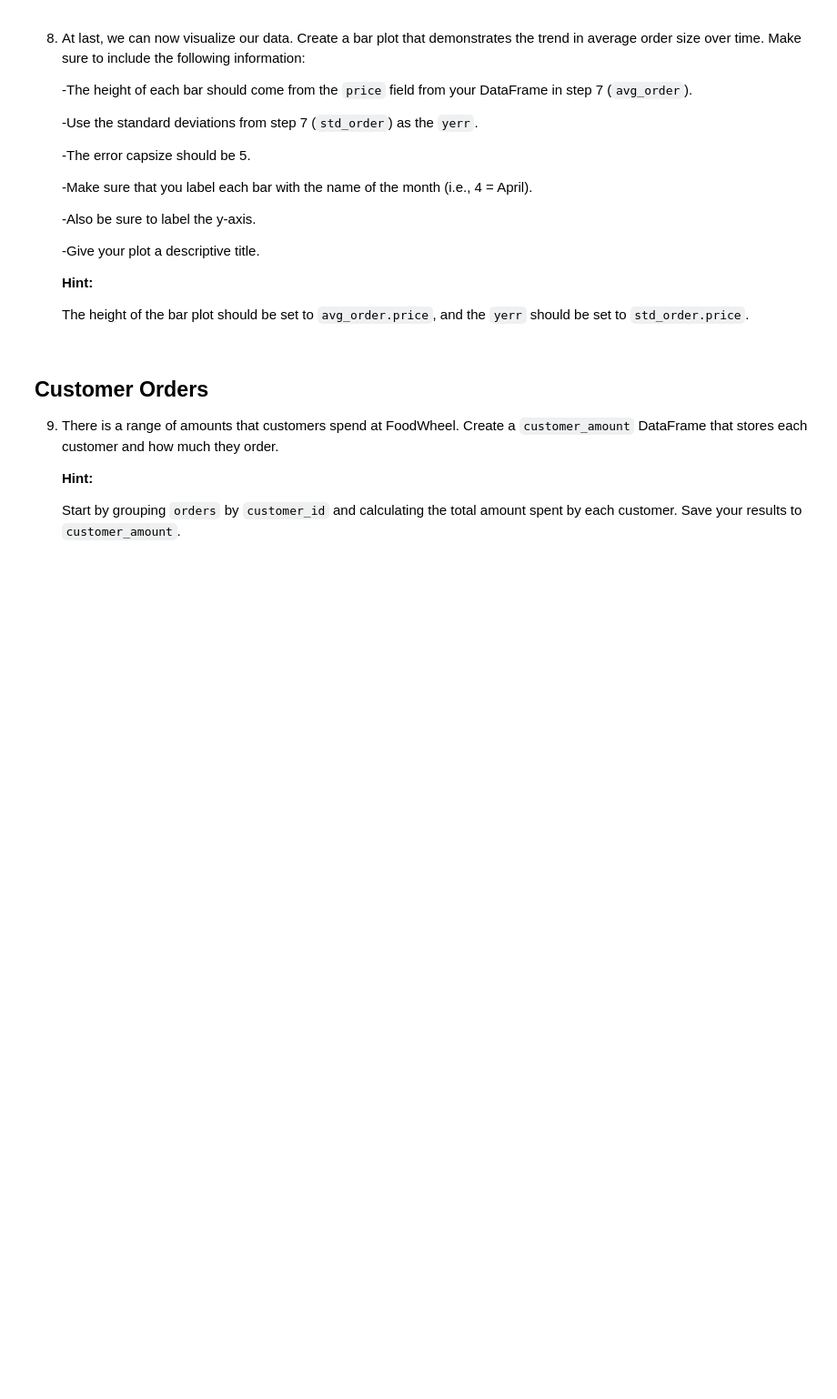
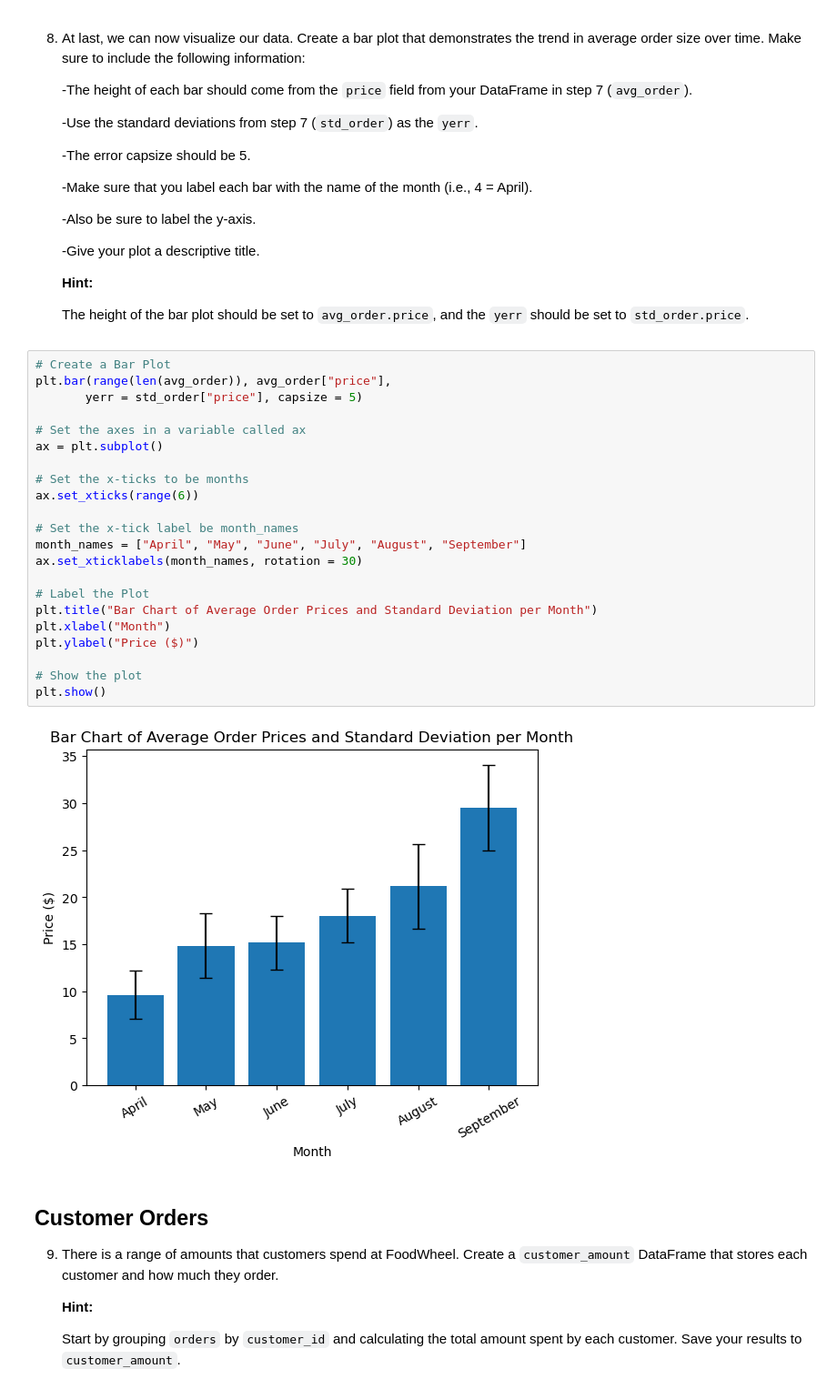
Before and after one commit to thejjserg/foodwheel, a Jupyter notebook: foodwheel_project.ipynb, the cells around one changed output. Shown at 91% size. Saved outputs shown, nothing was run; the diff lists cells and outputs as text; blank space fills up the shorter version.

```diff
--- a/foodwheel_project.ipynb
+++ b/foodwheel_project.ipynb
@@ -216,6 +216,30 @@ Standard Deviation Price per Month
      **Hint:**
 
    The height of the bar plot should be set to `avg_order.price`, and the `yerr` should be set to `std_order.price`.
+# %%
+# Create a Bar Plot
+plt.bar(range(len(avg_order)), avg_order["price"],
+       yerr = std_order["price"], capsize = 5)
+
+# Set the axes in a variable called ax
+ax = plt.subplot()
+
+# Set the x-ticks to be months
+ax.set_xticks(range(6))
+
+# Set the x-tick label be month_names
+month_names = ["April", "May", "June", "July", "August", "September"]
+ax.set_xticklabels(month_names, rotation = 30)
+
+# Label the Plot
+plt.title("Bar Chart of Average Order Prices and Standard Deviation per Month")
+plt.xlabel("Month")
+plt.ylabel("Price ($)")
+
+# Show the plot
+plt.show()
+# %% [output]
+[figure, added]
 # %% [markdown]
 ## Customer Orders
 
```
Also changed, not shown: parts of 1 cell of this notebook.
